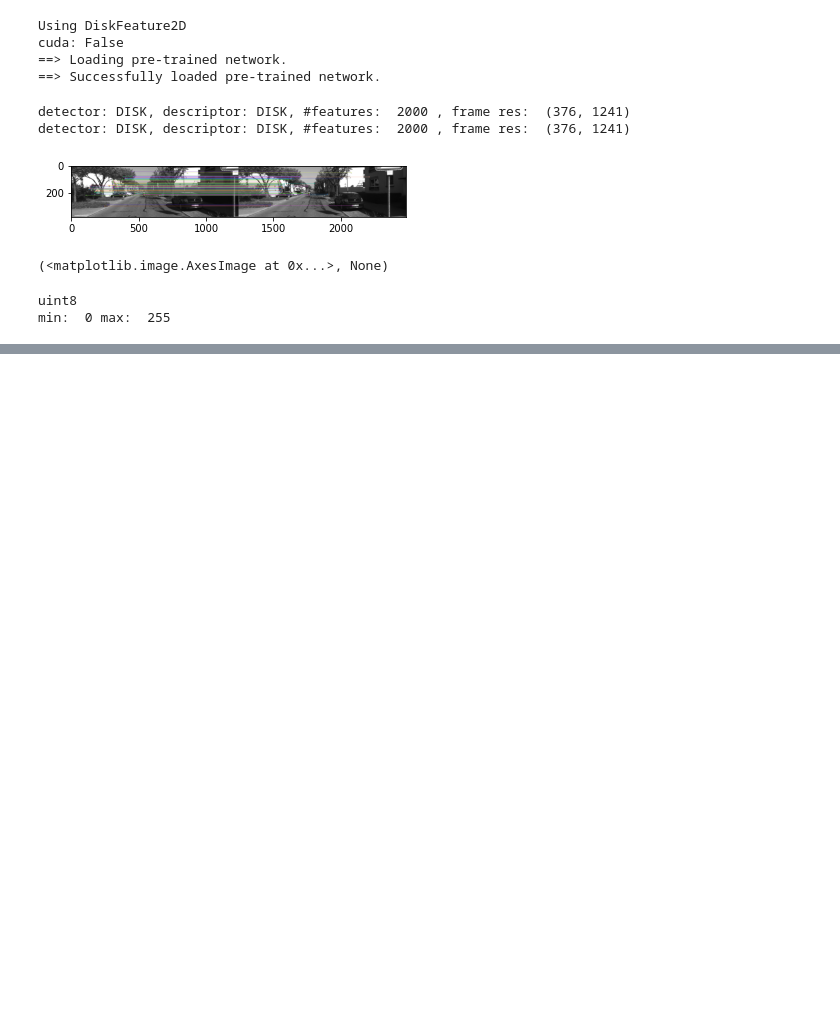
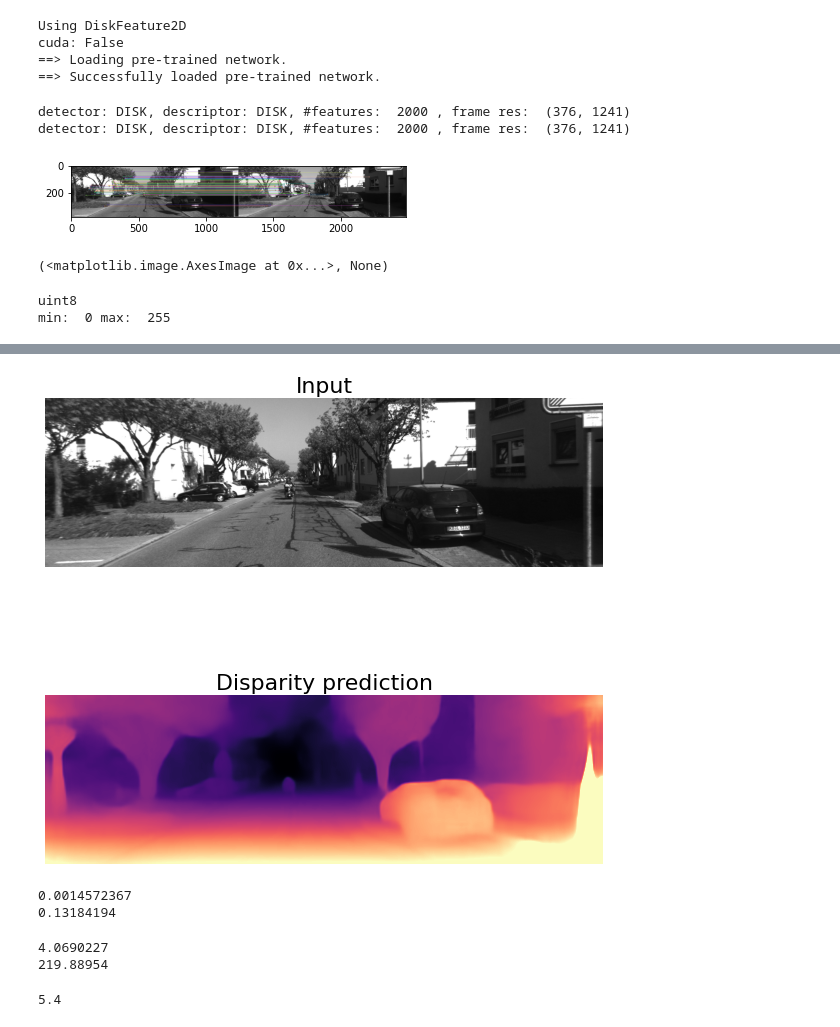
Before and after one commit to tpunnoose/DeepMonocularSlam, a Jupyter notebook: test.ipynb, the cells around one changed output, grey strips where cells are left out. Cells and saved outputs as stored; diff of their text form; code cells hidden in the pictures; blank space fills up the shorter version.

```diff
--- a/test.ipynb
+++ b/test.ipynb
@@ -144,0 +179,43 @@ min:  0 max:  255
+# %%
+# image_path = "assets/test_image.jpg"
+
+first_gray = next(iter(dataset.gray))[0]
+
+input_image = first_gray.convert('RGB')
+original_width, original_height = input_image.size
+
+feed_height = loaded_dict_enc['height']
+feed_width = loaded_dict_enc['width']
+input_image_resized = input_image.resize((feed_width, feed_height), pil.LANCZOS)
+
+input_image_pytorch = transforms.ToTensor()(input_image_resized).unsqueeze(0)
+
+with torch.no_grad():
+    features = encoder(input_image_pytorch)
+    outputs = depth_decoder(features)
+
+disp = outputs[("disp", 0)]
+disp_resized = torch.nn.functional.interpolate(disp,
+    (original_height, original_width), mode="bilinear", align_corners=False)
+
+disp_resized_np = disp_resized.squeeze().cpu().numpy()
+vmax = np.percentile(disp_resized_np, 95)
+# %%
+plt.figure(figsize=(10, 10))
+plt.subplot(211)
+plt.imshow(input_image)
+plt.title("Input", fontsize=22)
+plt.axis('off')
+
+plt.subplot(212)
+plt.imshow(disp_resized_np, cmap='magma', vmax=vmax)
+plt.title("Disparity prediction", fontsize=22)
+plt.axis('off');
+# %% [output]
+[figure, added]
+# %%
+print(np.min(disp_resized_np))
+print(np.max(disp_resized_np))
+# %% [output]
+0.0014572367
+0.13184194
@@ -144,0 +234,10 @@ min:  0 max:  255
+# %%
+print(np.min(depth_resized_np))
+print(np.max(depth_resized_np))
+# %% [output]
+4.0690227
+219.88954
+# %%
+STEREO_SCALE_FACTOR
+# %% [output]
+5.4
```
Also changed, not shown: parts of 5 cells of this notebook, 10 other files.
